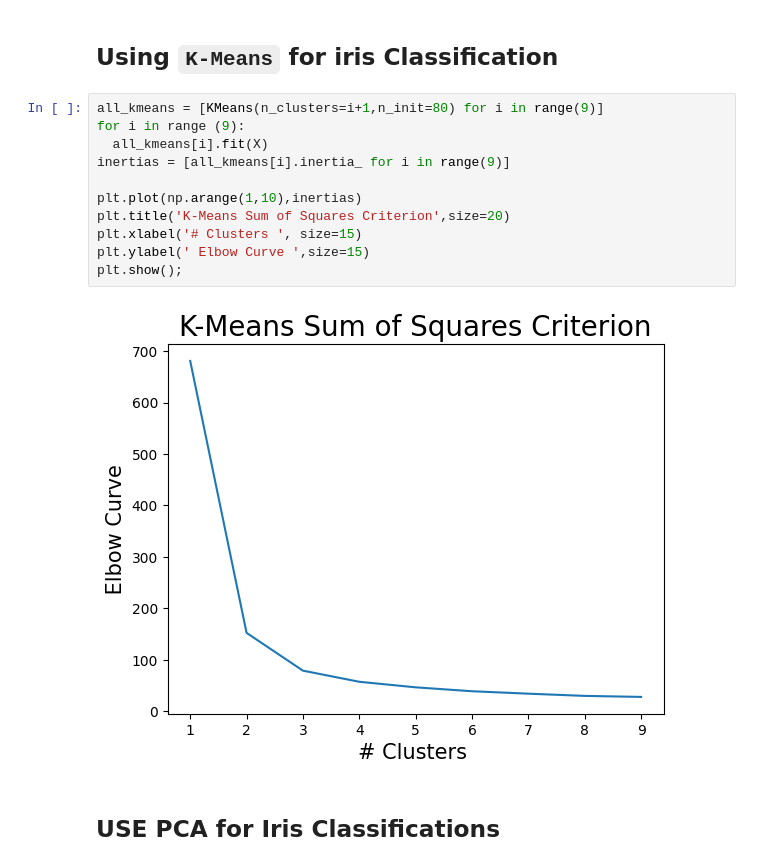
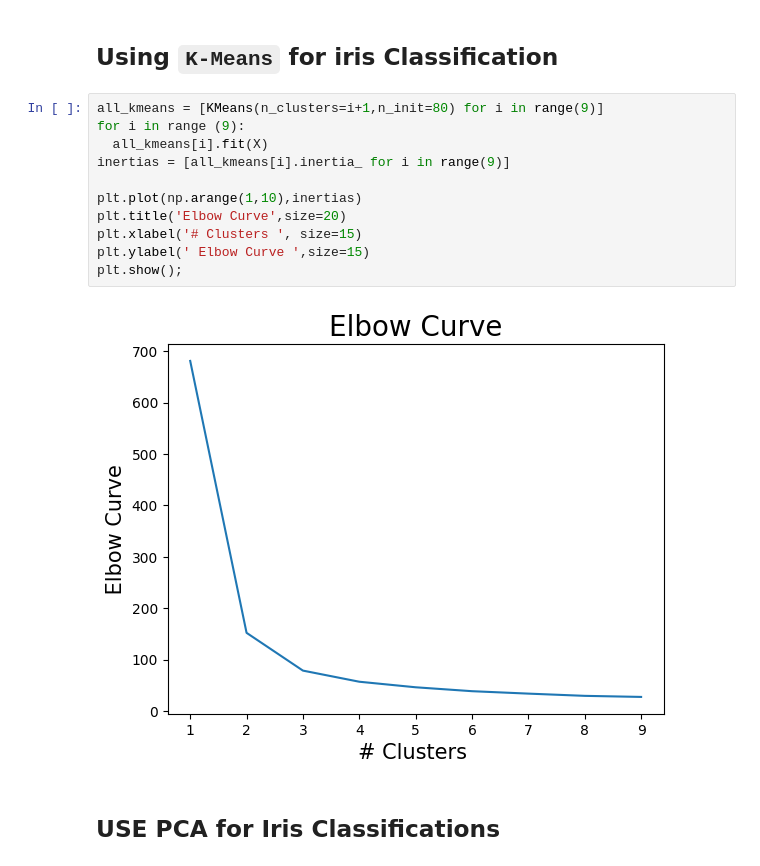
Before and after one commit to Drkareemkamal/The-Sparks-Foundation, a Jupyter notebook: UnSupervised_ML_for_Iris_Classification.ipynb, the cells around one changed output. Drawn from its saved outputs; the diff is of its cells as text.

```diff
--- a/UnSupervised_ML_for_Iris_Classification.ipynb
+++ b/UnSupervised_ML_for_Iris_Classification.ipynb
@@ -139,16 +137,16 @@ y = df['Species']
 # %%
 all_kmeans = [KMeans(n_clusters=i+1,n_init=80) for i in range(9)]
 for i in range (9):
   all_kmeans[i].fit(X)
 inertias = [all_kmeans[i].inertia_ for i in range(9)]
 
 plt.plot(np.arange(1,10),inertias)
-plt.title('K-Means Sum of Squares Criterion',size=20)
+plt.title('Elbow Curve',size=20)
 plt.xlabel('# Clusters ', size=15)
 plt.ylabel(' Elbow Curve ',size=15)
 plt.show();
 # %% [output]
-[figure, old version]
+[figure, new version]
 # %% [markdown]
 ## USE PCA for Iris Classifications
 # %%
```
Also changed, not shown: parts of 3 cells of this notebook.
